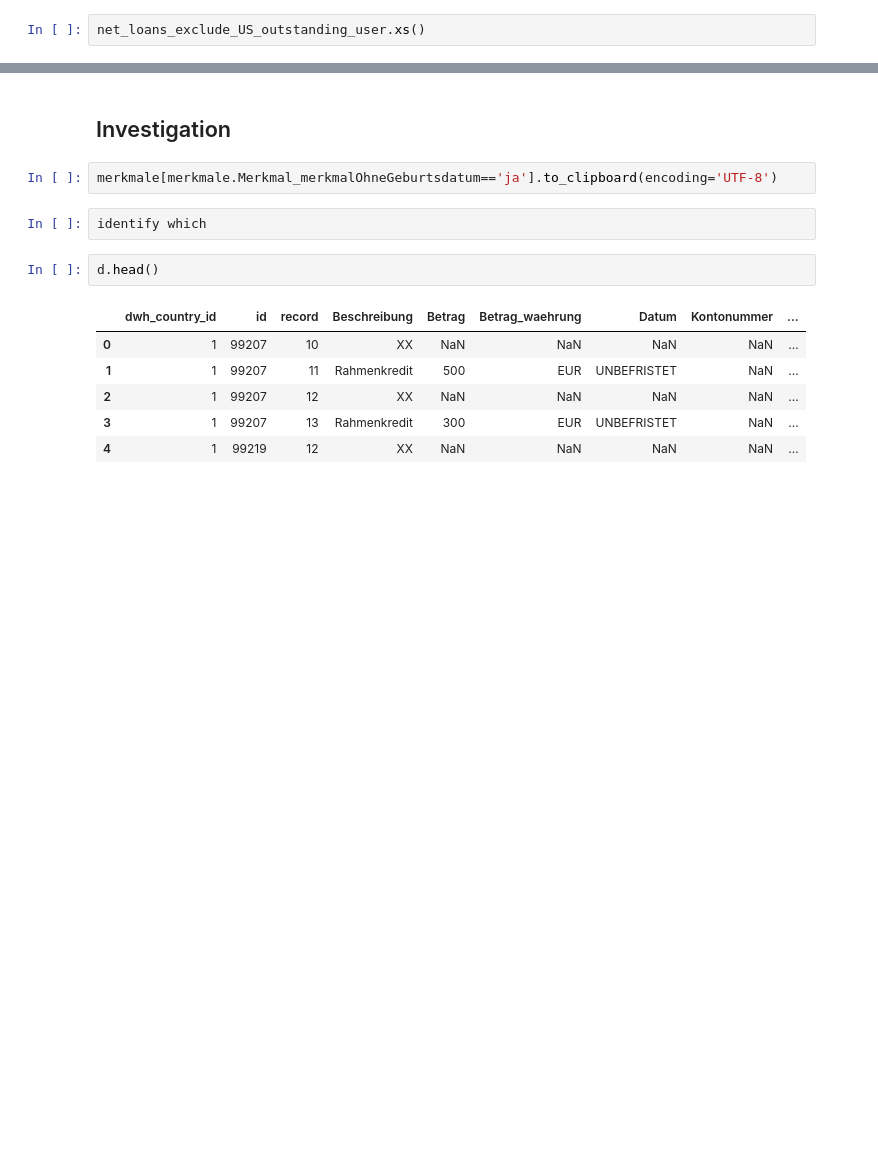
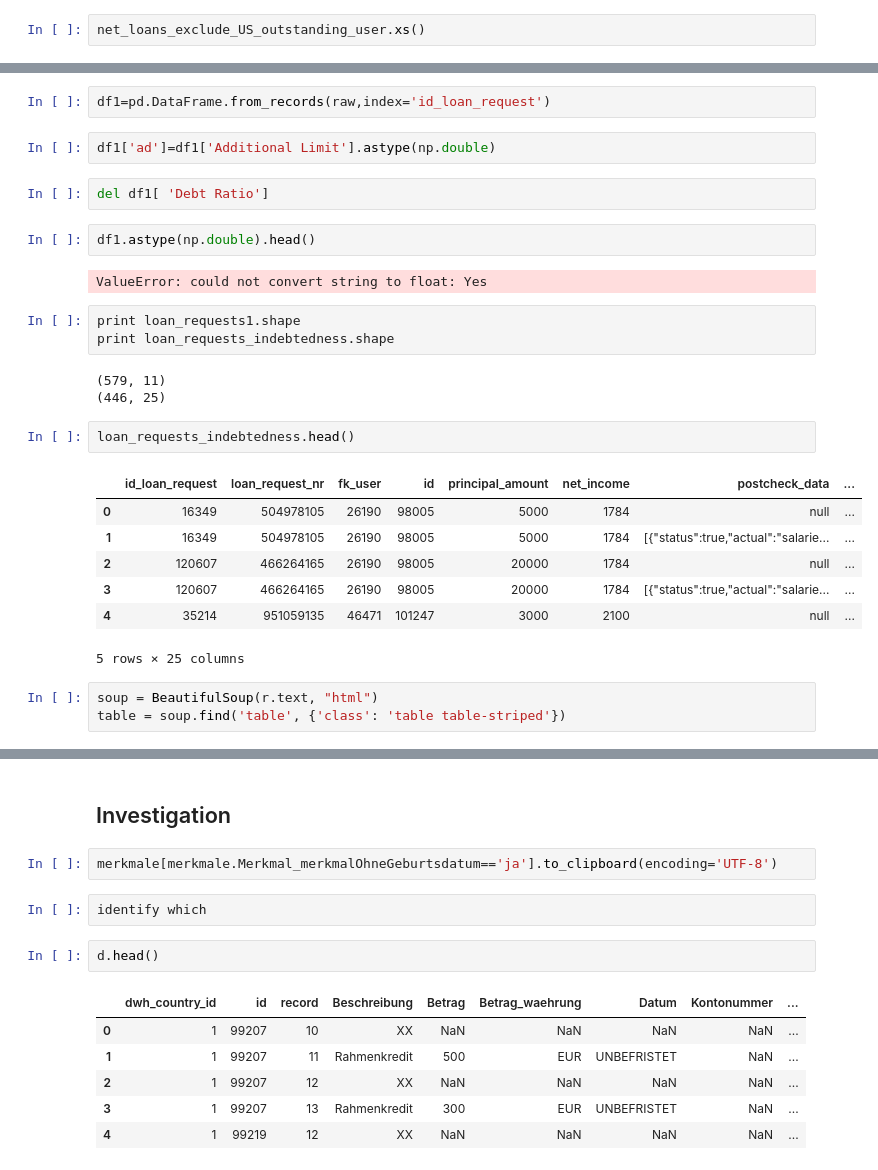
Before and after one commit to seanv507/lendico, a Jupyter notebook: Projects/Indebtedness/src/indebtedness.ipynb, the cells around one changed output, grey strips where cells are left out. Saved outputs shown, nothing was run; the diff lists cells and outputs as text; blank space fills up the shorter version.

```diff
--- a/Projects/Indebtedness/src/indebtedness.ipynb
+++ b/Projects/Indebtedness/src/indebtedness.ipynb
@@ -612,0 +519,29 @@ net_loans_exclude_US_outstanding_user.xs()
+# %%
+df1=pd.DataFrame.from_records(raw,index='id_loan_request')
+# %%
+df1['ad']=df1['Additional Limit'].astype(np.double)
+# %%
+del df1[ 'Debt Ratio']
+# %%
+df1.astype(np.double).head()
+# %% [output]
+ValueError: could not convert string to float: Yes
+# %%
+print loan_requests1.shape
+print loan_requests_indebtedness.shape
+# %% [output]
+(579, 11)
+(446, 25)
+# %%
+loan_requests_indebtedness.head()
+# %% [output]
+|  | id_loan_request | loan_request_nr | fk_user | id | principal_amount | net_income | postcheck_data | ... |
+| 0 | 16349 | 504978105 | 26190 | 98005 | 5000 | 1784 | null | ... |
+| 1 | 16349 | 504978105 | 26190 | 98005 | 5000 | 1784 | [{"status":true,"actual":"salarie... | ... |
+| 2 | 120607 | 466264165 | 26190 | 98005 | 20000 | 1784 | null | ... |
+| 3 | 120607 | 466264165 | 26190 | 98005 | 20000 | 1784 | [{"status":true,"actual":"salarie... | ... |
+| 4 | 35214 | 951059135 | 46471 | 101247 | 3000 | 2100 | null | ... |
+5 rows × 25 columns
+# %%
+soup = BeautifulSoup(r.text, "html")
+table = soup.find('table', {'class': 'table table-striped'})
```
Also changed, not shown: parts of 78 cells of this notebook, 1 other file.
